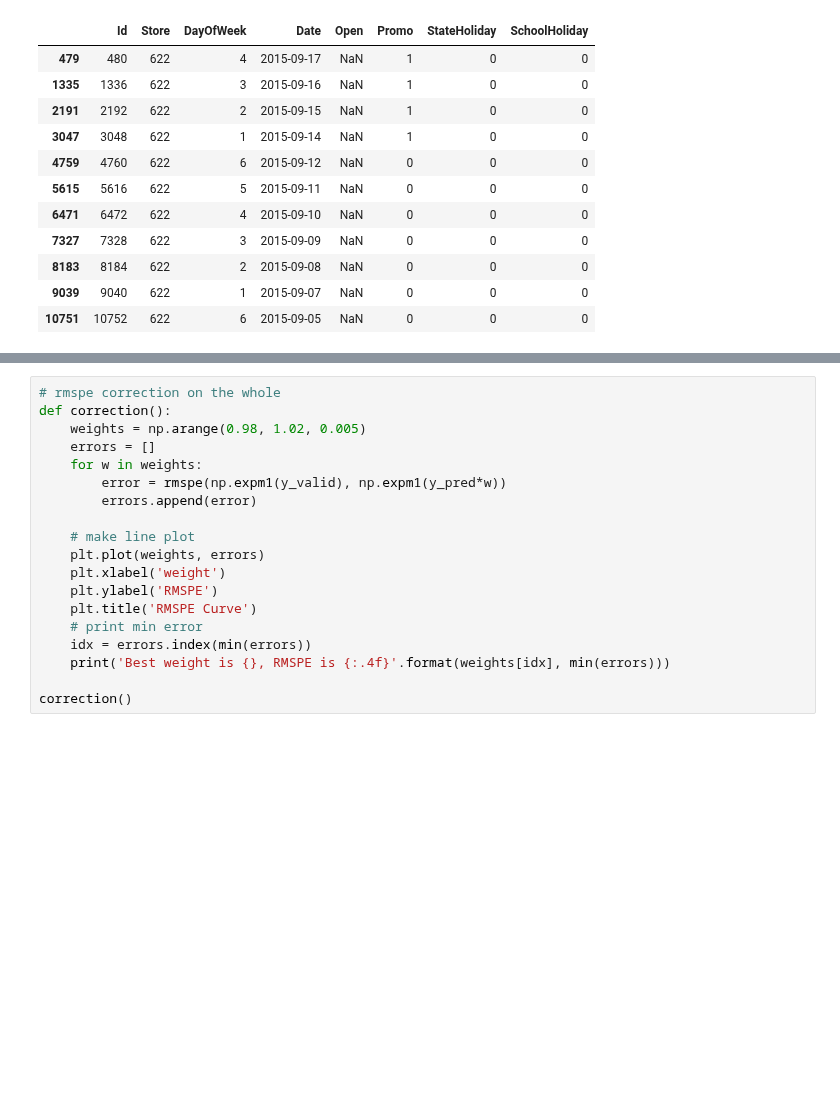
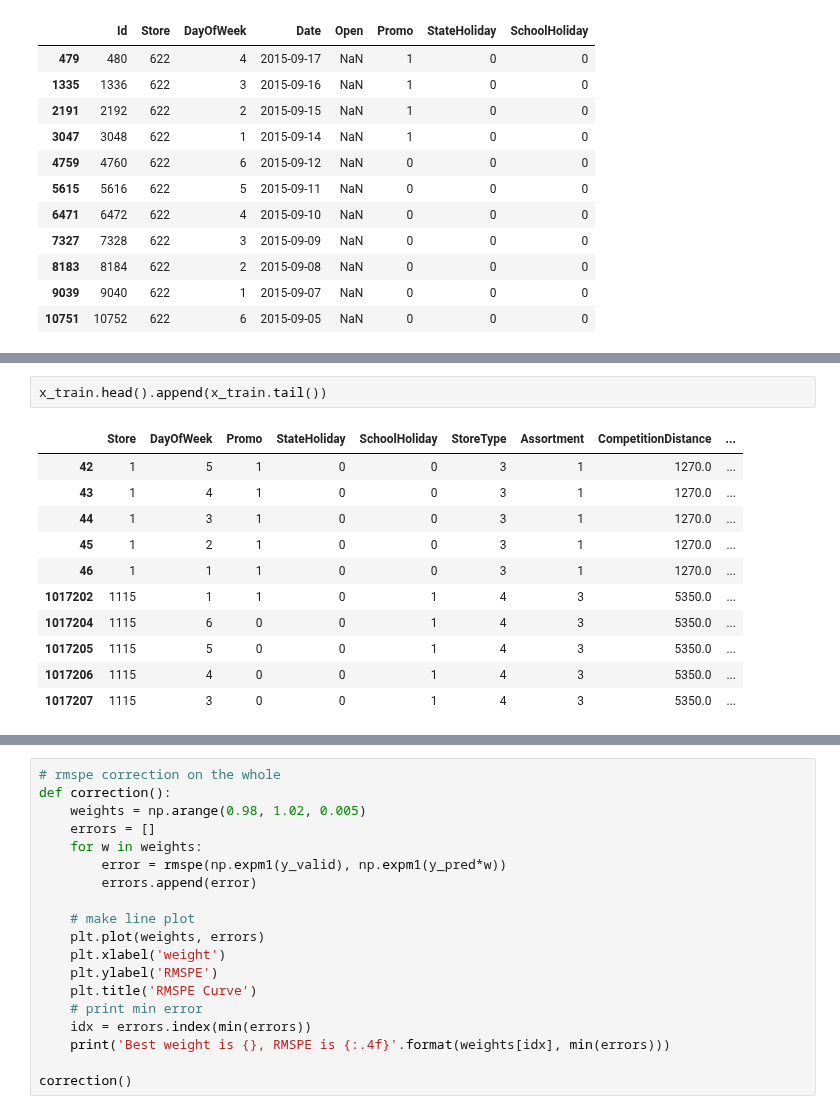
Before and after one commit to dietrichalex/cse, a Jupyter notebook: rossmann-store-sales-xgboost.ipynb, the cells around one changed output, grey strips where cells are left out. Saved outputs shown, nothing was run; the diff lists cells and outputs as text; blank space fills up the shorter version.

```diff
--- a/rossmann-store-sales-xgboost.ipynb
+++ b/rossmann-store-sales-xgboost.ipynb
@@ -258,0 +316,14 @@ x_train_total, y_train_total = train_total.drop(columns = ['Sales']), np.log1p(t
+# %%
+x_train.head().append(x_train.tail())
+# %% [output]
+|  | Store | DayOfWeek | Promo | StateHoliday | SchoolHoliday | StoreType | Assortment | CompetitionDistance | ... |
+| 42 | 1 | 5 | 1 | 0 | 0 | 3 | 1 | 1270.0 | ... |
+| 43 | 1 | 4 | 1 | 0 | 0 | 3 | 1 | 1270.0 | ... |
+| 44 | 1 | 3 | 1 | 0 | 0 | 3 | 1 | 1270.0 | ... |
+| 45 | 1 | 2 | 1 | 0 | 0 | 3 | 1 | 1270.0 | ... |
+| 46 | 1 | 1 | 1 | 0 | 0 | 3 | 1 | 1270.0 | ... |
+| 1017202 | 1115 | 1 | 1 | 0 | 1 | 4 | 3 | 5350.0 | ... |
+| 1017204 | 1115 | 6 | 0 | 0 | 1 | 4 | 3 | 5350.0 | ... |
+| 1017205 | 1115 | 5 | 0 | 0 | 1 | 4 | 3 | 5350.0 | ... |
+| 1017206 | 1115 | 4 | 0 | 0 | 1 | 4 | 3 | 5350.0 | ... |
+| 1017207 | 1115 | 3 | 0 | 0 | 1 | 4 | 3 | 5350.0 | ... |
```
Also changed, not shown: parts of 18 cells of this notebook, 1 other file.
